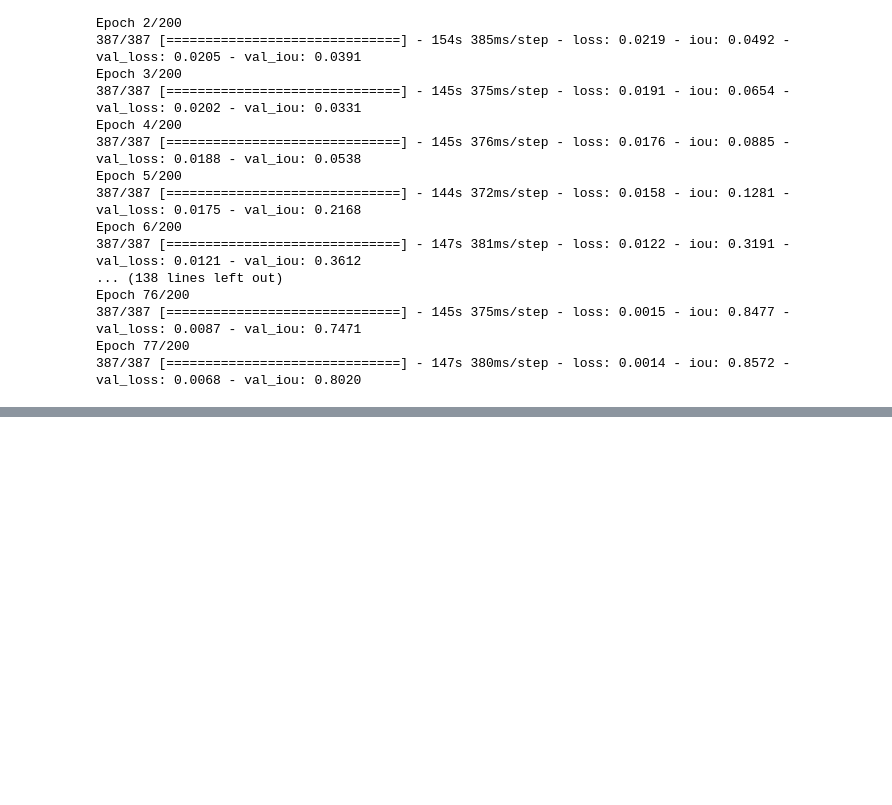
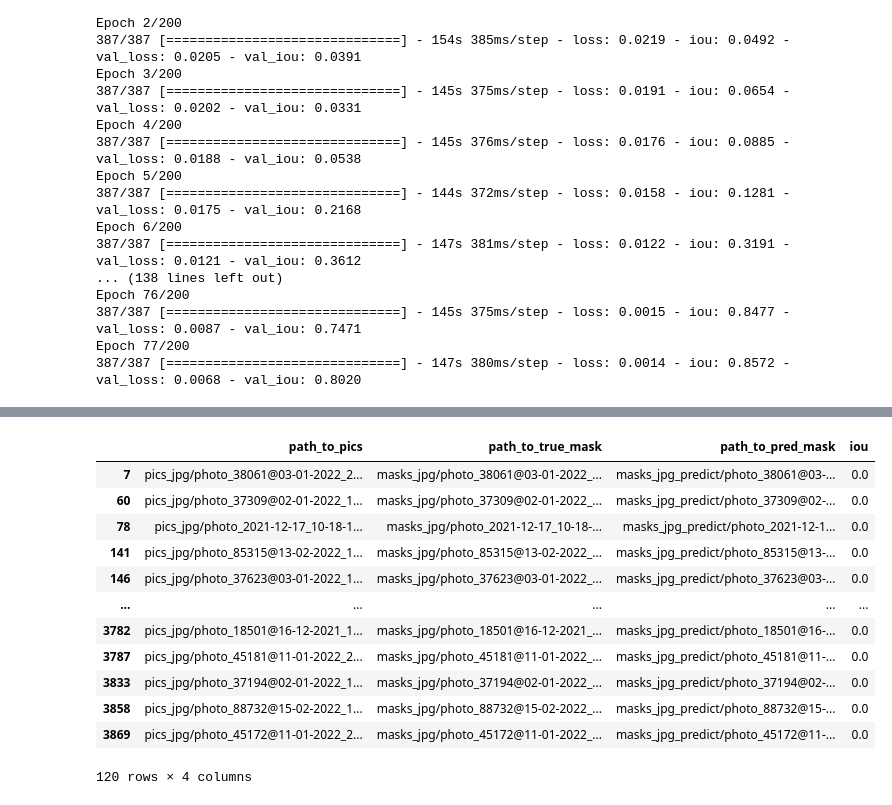
Before and after one commit to Nickolay-A/PlateRecognition, a Jupyter notebook: PlateDetection.ipynb, the cells around one changed output, grey strips where cells are left out. Saved outputs shown, nothing was run; the diff lists cells and outputs as text; code cells hidden in the pictures; blank space fills up the shorter version.

```diff
--- a/PlateDetection.ipynb
+++ b/PlateDetection.ipynb
@@ -373,0 +477,16 @@ Epoch 77/200
+# %%
+df_result[df_result['iou'] == df_result['iou'].min()]
+# %% [output]
+|  | path_to_pics | path_to_true_mask | path_to_pred_mask | iou |
+| 7 | pics_jpg/photo_38061@03-01-2022_2... | masks_jpg/photo_38061@03-01-2022_... | masks_jpg_predict/photo_38061@03-... | 0.0 |
+| 60 | pics_jpg/photo_37309@02-01-2022_1... | masks_jpg/photo_37309@02-01-2022_... | masks_jpg_predict/photo_37309@02-... | 0.0 |
+| 78 | pics_jpg/photo_2021-12-17_10-18-1... | masks_jpg/photo_2021-12-17_10-18-... | masks_jpg_predict/photo_2021-12-1... | 0.0 |
+| 141 | pics_jpg/photo_85315@13-02-2022_1... | masks_jpg/photo_85315@13-02-2022_... | masks_jpg_predict/photo_85315@13-... | 0.0 |
+| 146 | pics_jpg/photo_37623@03-01-2022_1... | masks_jpg/photo_37623@03-01-2022_... | masks_jpg_predict/photo_37623@03-... | 0.0 |
+| ... | ... | ... | ... | ... |
+| 3782 | pics_jpg/photo_18501@16-12-2021_1... | masks_jpg/photo_18501@16-12-2021_... | masks_jpg_predict/photo_18501@16-... | 0.0 |
+| 3787 | pics_jpg/photo_45181@11-01-2022_2... | masks_jpg/photo_45181@11-01-2022_... | masks_jpg_predict/photo_45181@11-... | 0.0 |
+| 3833 | pics_jpg/photo_37194@02-01-2022_1... | masks_jpg/photo_37194@02-01-2022_... | masks_jpg_predict/photo_37194@02-... | 0.0 |
+| 3858 | pics_jpg/photo_88732@15-02-2022_1... | masks_jpg/photo_88732@15-02-2022_... | masks_jpg_predict/photo_88732@15-... | 0.0 |
+| 3869 | pics_jpg/photo_45172@11-01-2022_2... | masks_jpg/photo_45172@11-01-2022_... | masks_jpg_predict/photo_45172@11-... | 0.0 |
+120 rows × 4 columns
```
Also changed, not shown: parts of 11 cells of this notebook, 1 other file.
